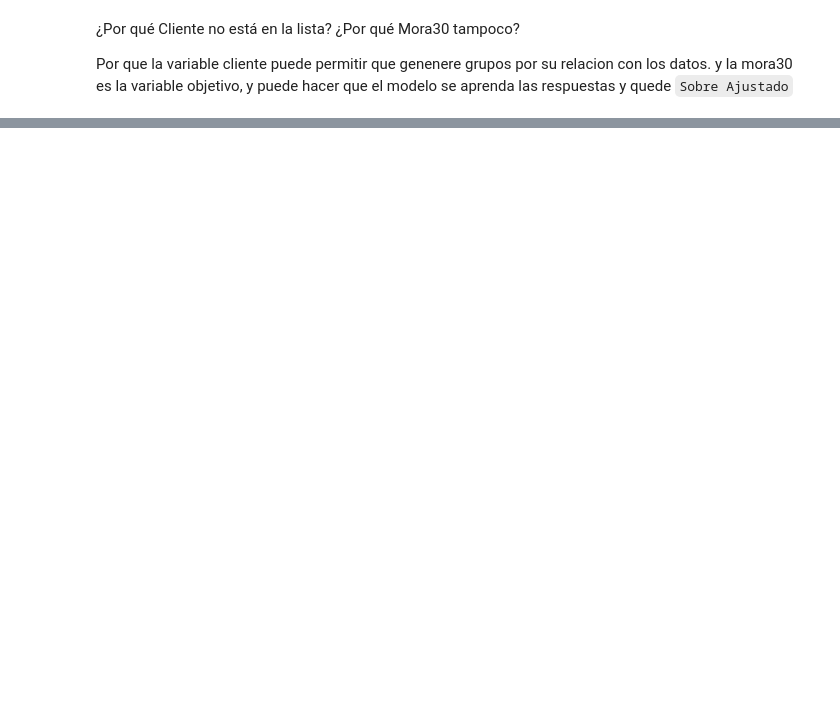
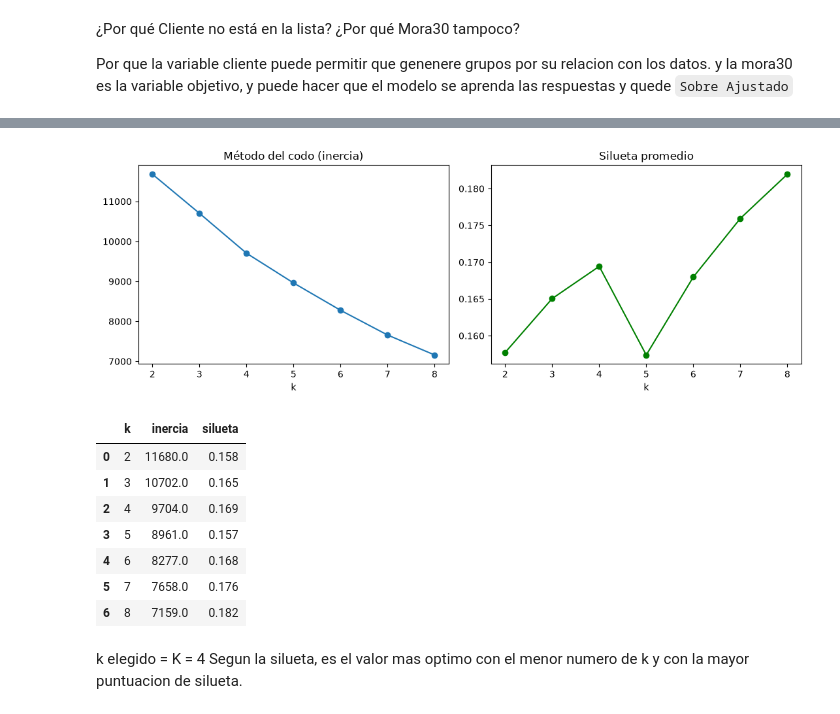
Before and after one commit to VelasquezG/TallerIA, a Jupyter notebook: TallerIAColab.ipynb, the cells around one changed output, grey strips where cells are left out. Cells and saved outputs as stored; diff of their text form; code cells hidden in the pictures; blank space fills up the shorter version.

```diff
--- a/TallerIAColab.ipynb
+++ b/TallerIAColab.ipynb
@@ -1079,0 +1081,31 @@ tabla_centroides
+# %%
+from sklearn.metrics import silhouette_score
+
+inercias, siluetas = [], []
+ks = range(2, 9)
+
+for k in ks:
+    km = KMeans(n_clusters=k, random_state=42, n_init=10)
+    labs = km.fit_predict(X_esc)
+    inercias.append(km.inertia_)
+    siluetas.append(silhouette_score(X_esc, labs))
+
+fig, ax = plt.subplots(1, 2, figsize=(11, 4))
+ax[0].plot(ks, inercias, marker="o"); ax[0].set_title("Método del codo (inercia)"); ax[0].set_xlabel("k")
+ax[1].plot(ks, siluetas, marker="o", color="green"); ax[1].set_title("Silueta promedio"); ax[1].set_xlabel("k")
+plt.tight_layout(); plt.show()
+
+pd.DataFrame({"k": ks, "inercia": np.round(inercias), "silueta": np.round(siluetas, 3)})
+# %% [output]
+[figure, added]
+|  | k | inercia | silueta |
+| 0 | 2 | 11680.0 | 0.158 |
+| 1 | 3 | 10702.0 | 0.165 |
+| 2 | 4 | 9704.0 | 0.169 |
+| 3 | 5 | 8961.0 | 0.157 |
+| 4 | 6 | 8277.0 | 0.168 |
+| 5 | 7 | 7658.0 | 0.176 |
+| 6 | 8 | 7159.0 | 0.182 |
+# %% [markdown]
+k elegido = K = 4
+Segun la silueta, es el valor mas optimo con el menor numero de k y con la mayor puntuacion de silueta.
```
Also changed, not shown: parts of 26 cells of this notebook.
